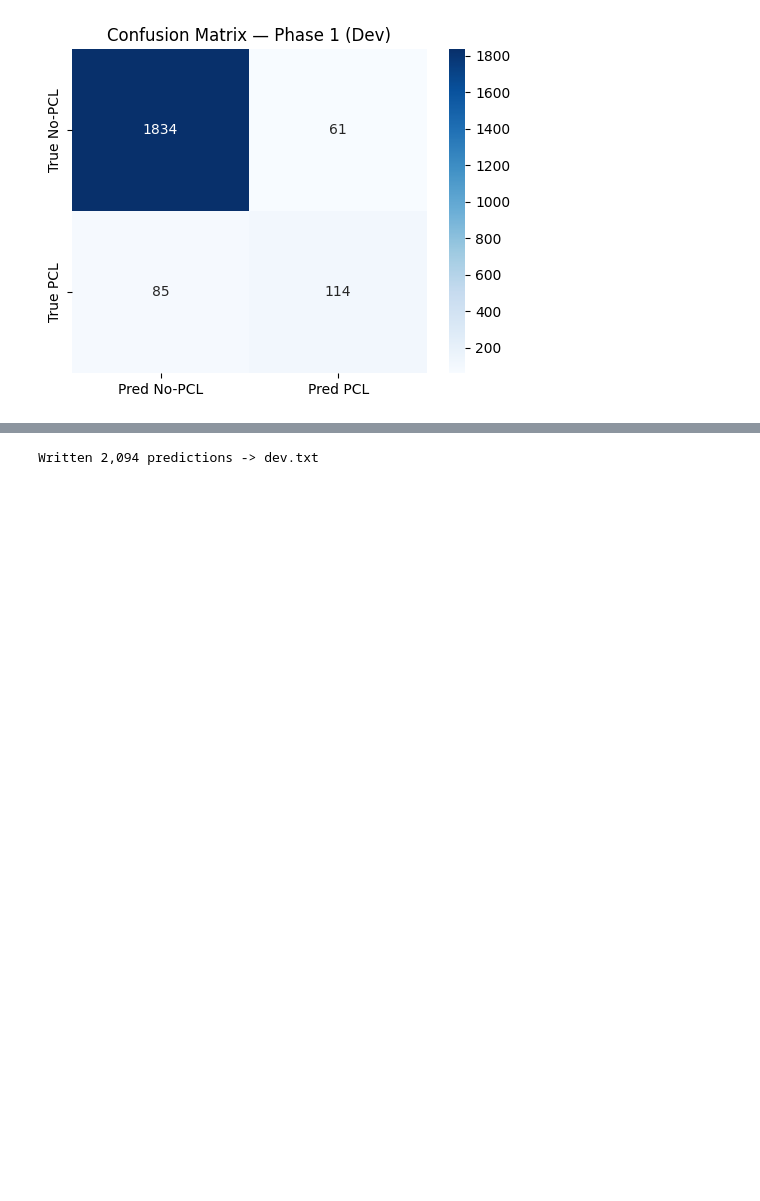
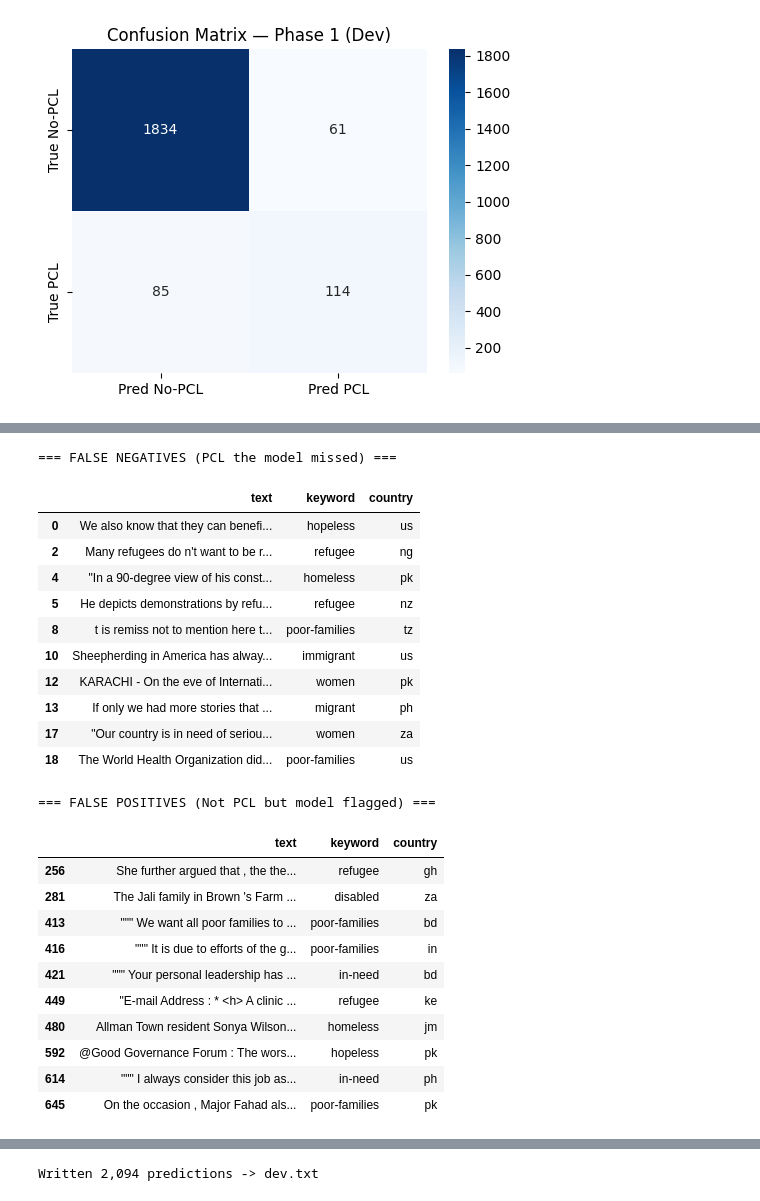
Before and after one commit to wowthecoder/imperial-nlp-cw, a Jupyter notebook: BestModel/best_model.ipynb, the cells around one changed output, grey strips where cells are left out. Drawn from its saved outputs; the diff is of its cells as text; code cells hidden in the pictures; blank space fills up the shorter version.

```diff
--- a/BestModel/best_model.ipynb
+++ b/BestModel/best_model.ipynb
@@ -451,0 +494,36 @@ weighted avg     0.9268    0.9303    0.9283      2094
+# %%
+
+with pd.option_context(
+    'display.max_colwidth', None,
+    'display.max_rows', 10
+):
+    print("=== FALSE NEGATIVES (PCL the model missed) ===")
+    display(fn_df[['text', 'keyword', 'country']].head(10))
+
+    print("\n=== FALSE POSITIVES (Not PCL but model flagged) ===")
+    display(fp_df[['text', 'keyword', 'country']].head(10))
+# %% [output]
+=== FALSE NEGATIVES (PCL the model missed) ===
+|  | text | keyword | country |
+| 0 | We also know that they can benefi... | hopeless | us |
+| 2 | Many refugees do n't want to be r... | refugee | ng |
+| 4 | "In a 90-degree view of his const... | homeless | pk |
+| 5 | He depicts demonstrations by refu... | refugee | nz |
+| 8 | t is remiss not to mention here t... | poor-families | tz |
+| 10 | Sheepherding in America has alway... | immigrant | us |
+| 12 | KARACHI - On the eve of Internati... | women | pk |
+| 13 | If only we had more stories that ... | migrant | ph |
+| 17 | "Our country is in need of seriou... | women | za |
+| 18 | The World Health Organization did... | poor-families | us |
+=== FALSE POSITIVES (Not PCL but model flagged) ===
+|  | text | keyword | country |
+| 256 | She further argued that , the the... | refugee | gh |
+| 281 | The Jali family in Brown 's Farm ... | disabled | za |
+| 413 | """ We want all poor families to ... | poor-families | bd |
+| 416 | """ It is due to efforts of the g... | poor-families | in |
+| 421 | """ Your personal leadership has ... | in-need | bd |
+| 449 | "E-mail Address : * <h> A clinic ... | refugee | ke |
+| 480 | Allman Town resident Sonya Wilson... | homeless | jm |
+| 592 | @Good Governance Forum : The wors... | hopeless | pk |
+| 614 | """ I always consider this job as... | in-need | ph |
+| 645 | On the occasion , Major Fahad als... | poor-families | pk |
```
Also changed, not shown: parts of 9 cells of this notebook, 1 other file.
